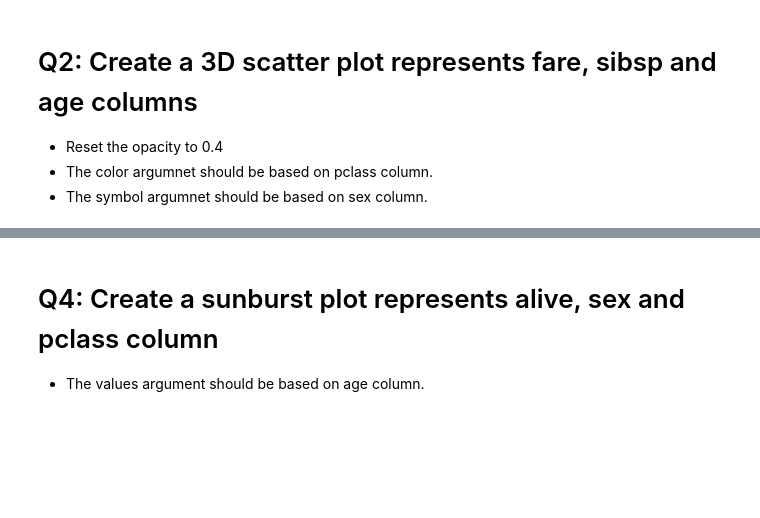
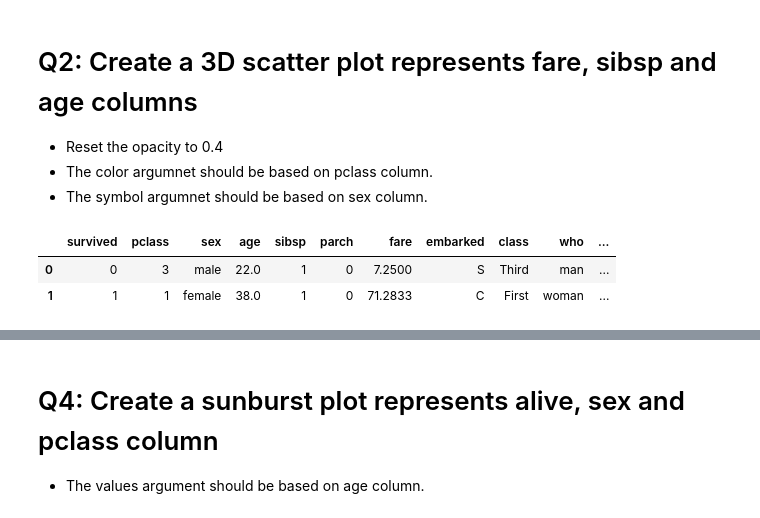
Before and after one commit to Tuwaiq-Data-Science-Bootcamp-V4/Plotly-Lab1, a Jupyter notebook: Plotly_Assignment.ipynb, the cells around one changed output, grey strips where cells are left out. Drawn from its saved outputs; the diff is of its cells as text; code cells hidden in the pictures; blank space fills up the shorter version.

```diff
--- a/Plotly_Assignment.ipynb
+++ b/Plotly_Assignment.ipynb
@@ -11,4 +13,10 @@ df = pd.read_csv('titanic.csv')
 - Reset the opacity to 0.4
 - The color argumnet should be based on pclass column.
 - The symbol argumnet should be based on sex column.
+# %%
+df.head(2)
+# %% [output]
+|  | survived | pclass | sex | age | sibsp | parch | fare | embarked | class | who | ... |
+| 0 | 0 | 3 | male | 22.0 | 1 | 0 | 7.2500 | S | Third | man | ... |
+| 1 | 1 | 1 | female | 38.0 | 1 | 0 | 71.2833 | C | First | woman | ... |
 # %%
```
Also changed, not shown: parts of 6 cells of this notebook.
